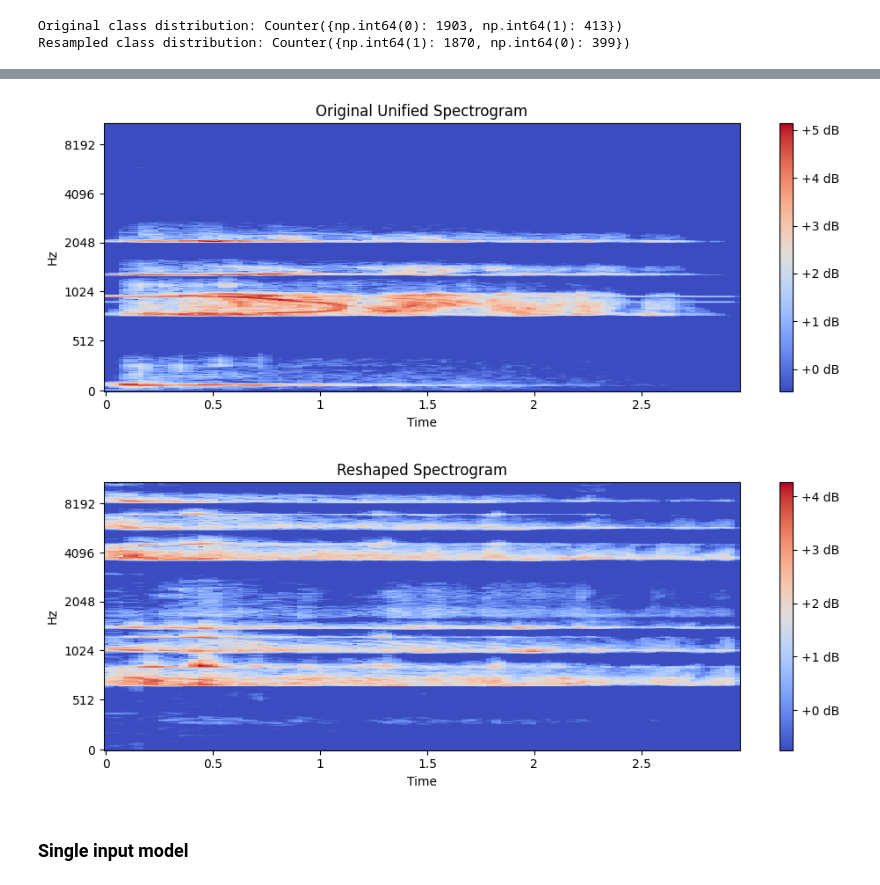
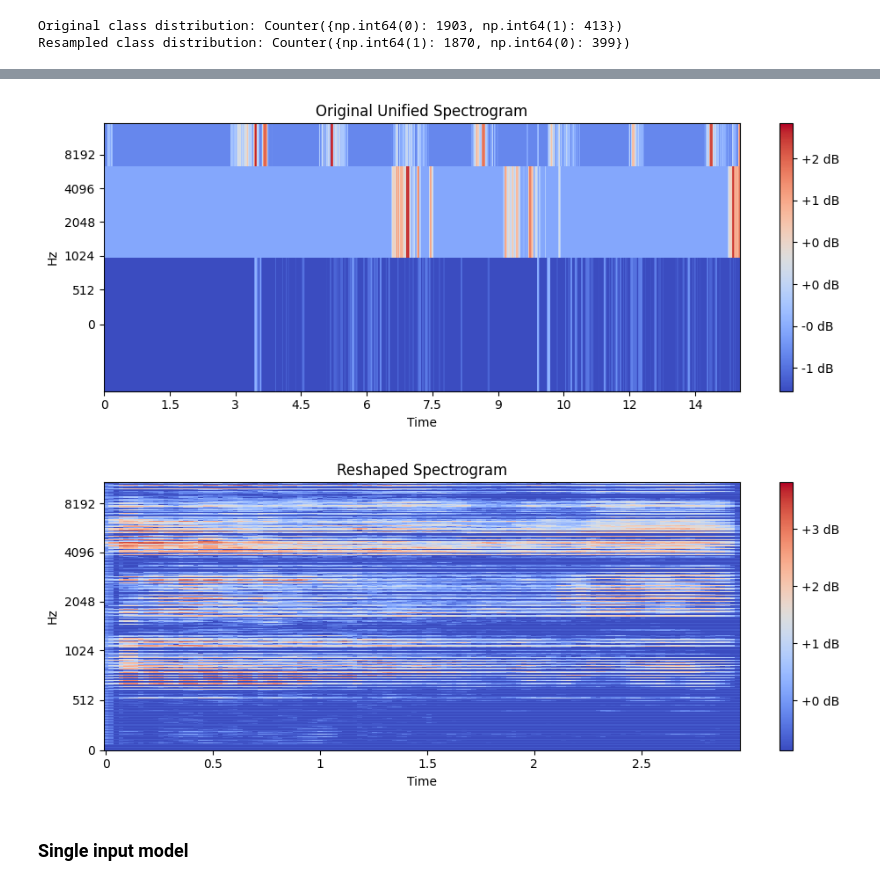
Before and after one commit to opheliasin/covid-detection, a Jupyter notebook: Workbook.ipynb, the cells around one changed output, grey strips where cells are left out. Drawn from its saved outputs; the diff is of its cells as text; code cells hidden in the pictures.

Commit message:
Changed code that combines spectrograms and other features from different audio types and then splits them before training

```diff
--- a/Workbook.ipynb
+++ b/Workbook.ipynb
@@ -149,10 +183,11 @@ Total number of negative:  793
 # %%
-all_spectrograms = spectrograms_cough + spectrograms_speech + spectrograms_breathing
-all_other_features = other_features_cough + other_features_speech + other_features_breathing
-all_labels = labels_cough + labels_speech + labels_breathing
+# Shazia's Code
+# all_spectrograms = spectrograms_cough + spectrograms_speech + spectrograms_breathing
+# all_other_features = other_features_cough + other_features_speech + other_features_breathing
+# all_labels = labels_cough + labels_speech + labels_breathing
 
-# Convert to NumPy arrays
-all_spectrograms = np.array(all_spectrograms)
-all_other_features = np.array(all_other_features)
-all_labels = np.array(all_labels)
-all_spectrograms_flattened = all_spectrograms.reshape(all_spectrograms.shape[0], -1)
+# # Convert to NumPy arrays
+# all_spectrograms = np.array(all_spectrograms)
+# all_other_features = np.array(all_other_features)
+# all_labels = np.array(all_labels)
+# all_spectrograms_flattened = all_spectrograms.reshape(all_spectrograms.shape[0], -1)
@@ -202,7 +229,15 @@ num_spectrogram_features = 128 * 626  # Flattened size
+# %%
+# num_time_frames will change depending on the audio_type
+
+num_mel_bands = 128
+num_time_frames = 626  # Original time frames per spectrogram
+num_spectrogram_features = num_mel_bands * num_time_frames * 3
 # %%
 # Separate resampled spectrograms and other features for X_train_resampled
 spectrograms_resampled = X_train_resampled[:, :num_spectrogram_features]
 other_features_resampled = X_train_resampled[:, num_spectrogram_features:]
 # %%
 # Reshape the flattened spectrograms back to their original shape (128x626)
-spectrograms_resampled_reshaped = spectrograms_resampled.reshape(spectrograms_resampled.shape[0], 128, 626, 1)
+spectrograms_resampled_reshaped = spectrograms_resampled.reshape(
+    spectrograms_resampled.shape[0], num_mel_bands, num_time_frames * 3, 1
+)
@@ -220,30 +269,30 @@ other_features_resampled.shape
 # %%
 import random
 import matplotlib.pyplot as plt
 import librosa.display
 
 # Function to plot spectrogram
 def plot_spectrogram(spectrogram, title):
     plt.figure(figsize=(10, 4))
     # Remove channel dimension if present for visualization
     if spectrogram.shape[-1] == 1:
         spectrogram = spectrogram.squeeze(-1)
     librosa.display.specshow(spectrogram.T, sr=22050, x_axis='time', y_axis='mel')
     plt.colorbar(format='%+2.0f dB')
     plt.title(title)
     plt.tight_layout()
     plt.show()
 
 # Assuming 'original_spectrogram' is your original unflattened spectrogram
 # and 'reshaped_spectrogram' is your reshaped version after processing
 
 # Plot original spectrogram (before flattening)
-plot_spectrogram(all_spectrograms[0], "Original Unified Spectrogram")
+plot_spectrogram(all_spectrograms[0][0], "Original Unified Spectrogram")
 
 plot_spectrogram(spectrograms_resampled_reshaped[100], "Reshaped Spectrogram")
 # %% [output]
-[figure, old version]
+[figure, new version]
-[figure, old version]
+[figure, new version]
 # %%
 # For X_test (no resampling needed), separate and reshape the spectrograms
 spectrograms_test = X_test[:, :num_spectrogram_features]
```
Also changed, not shown: parts of 8 cells of this notebook.
